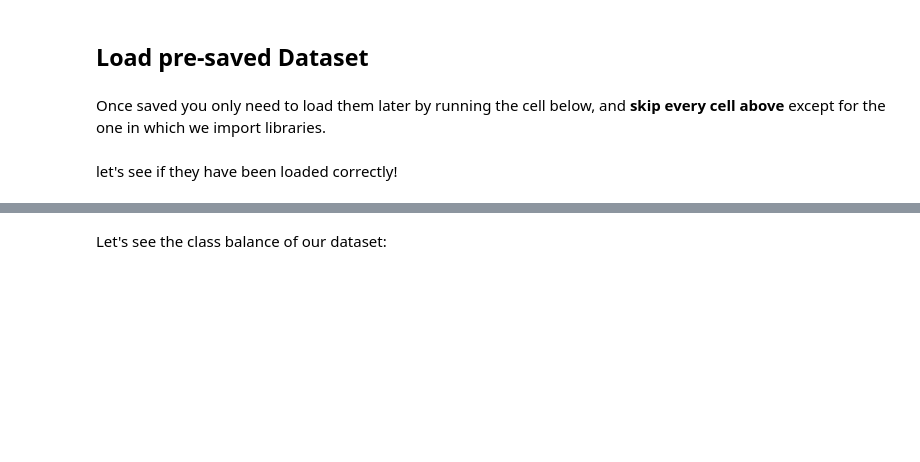
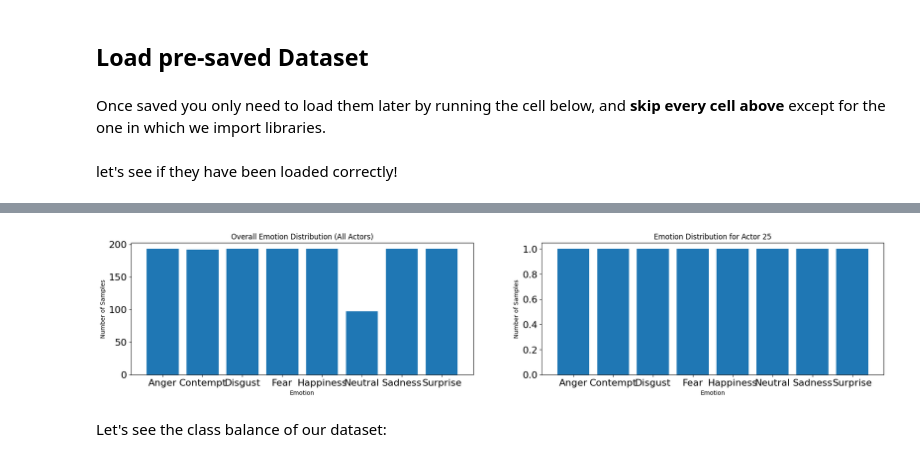
Before and after one commit to Midas0901/Poom, a Jupyter notebook: Week_3_MachineLearning.ipynb, the cells around one changed output, grey strips where cells are left out. Drawn from its saved outputs; the diff is of its cells as text; code cells hidden in the pictures; blank space fills up the shorter version.

```diff
--- a/Week_3_MachineLearning.ipynb
+++ b/Week_3_MachineLearning.ipynb
@@ -252,3 +252,84 @@ features.head()
 5 rows × 180 columns
+# %%
+import matplotlib.pyplot as plt
+import numpy as np
+import os
+
+# Parent directory containing all actor subdirectories
+parent_dir = '/content/drive/MyDrive/Assignment2/OneDrive/Audio Data'
+
+# Specific directory for actor 25
+actor_25_dir = '/content/drive/MyDrive/Assignment2/OneDrive/Audio Data/Actor_25'
+
+# Emotion mapping (based on RAVDESS dataset convention)
+emotion_dict = {
+    '01': 'Neutral',
+    '02': 'Happiness',
+    '03': 'Sadness',
+    '04': 'Anger',
+    '05': 'Fear',
+    '06': 'Disgust',
+    '07': 'Surprise',
+    '08': 'Contempt'
+}
+
+# Function to extract emotions from a directory
+def extract_emotions_from_dir(directory):
+    emotions = []
+    for filename in os.listdir(directory):
+        if filename.endswith('.wav'):
+            parts = filename.split('-')
+            if len(parts) >= 7:
+                emotion_code = parts[2]  # Emotion is the third part (XX in 03-01-XX-...)
+                actor_id = parts[6].replace('.wav', '')  # Actor ID is the seventh part
+                if emotion_code in emotion_dict:
+                    emotions.append(emotion_dict[emotion_code])
+    return emotions
+
+# Extract emotions for actor 25
+emotions_actor25 = extract_emotions_from_dir(actor_25_dir)
+
+# Extract emotions for all actors by looping through subdirectories
+emotions_all = []
+for subdir in os.listdir(parent_dir):
+    if subdir.startswith('Actor_') and os.path.isdir(os.path.join(parent_dir, subdir)):
+        emotions_all.extend(extract_emotions_from_dir(os.path.join(parent_dir, subdir)))
+
+# Check if emotions were extracted
+if not emotions_all:
+    print("No valid audio files found in the parent directory or no emotions extracted.")
+if not emotions_actor25:
+    print("No valid audio files found for Actor 25 or no emotions extracted.")
+
+# Get unique emotions and counts for all actors
+emotion_list_all, count_all = np.unique(emotions_all, return_counts=True)
+
+# Get unique emotions and counts for actor 25
+emotion_list_25, count_25 = np.unique(emotions_actor25, return_counts=True)
+
+# Plot the bar charts
+plt.figure(figsize=(35, 4))
+
+# Subplot for all actors (original style, assuming it's for overall)
+plt.subplot(1, 3, 1)
+plt.bar(x=range(len(emotion_list_all)), height=count_all)
+plt.xticks(ticks=range(len(emotion_list_all)), labels=[emotion for emotion in emotion_list_all], fontsize=10)
+plt.xlabel('Emotion')
+plt.tick_params(labelsize=16)
+plt.ylabel('Number of Samples')
+plt.title('Overall Emotion Distribution (All Actors)')
+
+# Subplot for actor 25
+plt.subplot(1, 3, 2)
+plt.bar(x=range(len(emotion_list_25)), height=count_25)
+plt.xticks(ticks=range(len(emotion_list_25)), labels=[emotion for emotion in emotion_list_25], fontsize=10)
+plt.xlabel('Emotion')
+plt.tick_params(labelsize=16)
+plt.ylabel('Number of Samples')
+plt.title('Emotion Distribution for Actor 25')
+
+plt.show()
+# %% [output]
+[figure, added]
 # %% [markdown]
 Let's see the class balance of our dataset:
```
Also changed, not shown: parts of 10 cells of this notebook.
